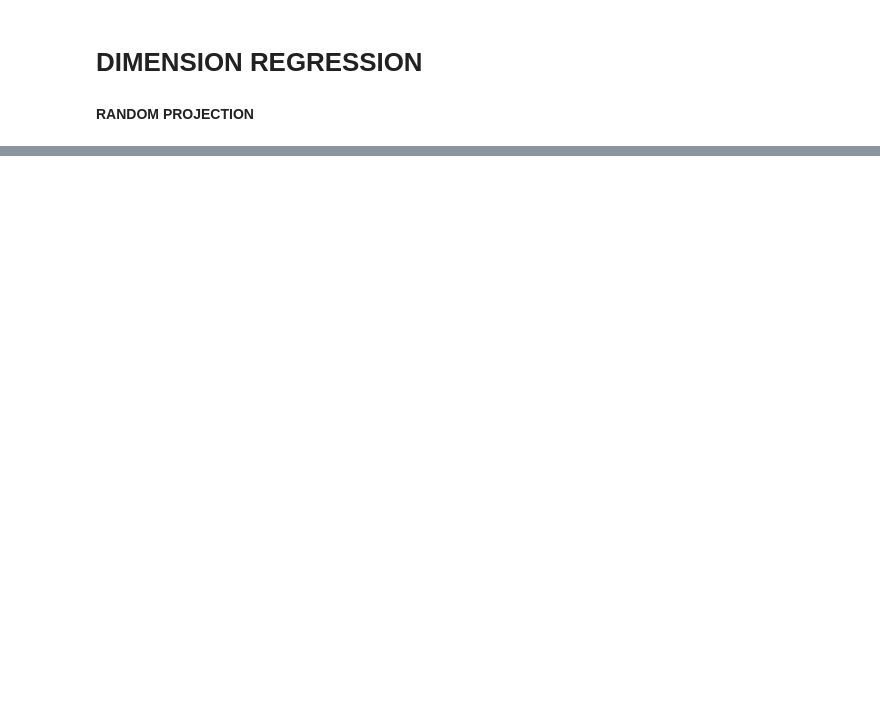
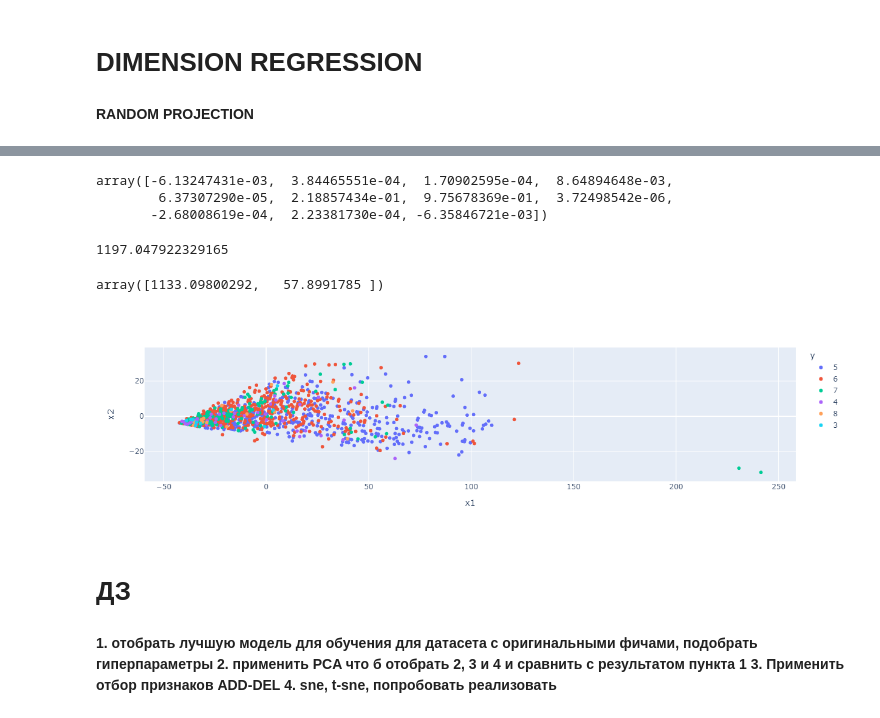
Before and after one commit to IvanZhar/data_lern, a Jupyter notebook: Feature_selection.ipynb, the cells around one changed output, grey strips where cells are left out. Cells and saved outputs as stored; diff of their text form; code cells hidden in the pictures; blank space fills up the shorter version.

```diff
--- a/Feature_selection.ipynb
+++ b/Feature_selection.ipynb
@@ -81,3 +84,6 @@ array([0.0313994 , 0.14013838, 0.03025256, 0.0360638 , 0.01256444,
 # **DIMENSION REGRESSION**
 # %% [markdown]
 **RANDOM PROJECTION**
+# %%
+pca = PCA(n_components=2)
+pca.fit(wine_df.loc[:, ~wine_df.columns.isin(['quality'])])
@@ -83,0 +100,35 @@ array([0.0313994 , 0.14013838, 0.03025256, 0.0360638 , 0.01256444,
+# %%
+pca.components_[0]
+# %% [output]
+array([-6.13247431e-03,  3.84465551e-04,  1.70902595e-04,  8.64894648e-03,
+        6.37307290e-05,  2.18857434e-01,  9.75678369e-01,  3.72498542e-06,
+       -2.68008619e-04,  2.23381730e-04, -6.35846721e-03])
+# %%
+d_sum = 0
+for i in wine_df.columns:
+    if i != 'quality':
+        d_sum += np.std(wine_df[i]) ** 2
+print(d_sum)
+# %% [output]
+1197.047922329165
+# %%
+new_features = pd.DataFrame(pca.transform(wine_df.loc[:, ~wine_df.columns.isin(['quality'])]))
+np.std(new_features.values, axis=0) ** 2
+# %% [output]
+array([1133.09800292,   57.8991785 ])
+# %%
+plot_data = pd.concat((new_features, wine_df['quality'].astype('str')), axis=1)
+# %%
+plot_data.columns = ['x1', 'x2', 'y']
+# %%
+fig = px.scatter(data_frame=plot_data, x='x1', y='x2', color='y')
+fig.show()
+# %% [output]
+[figure, added]
+# %% [markdown]
+# **ДЗ**
+# %% [markdown]
+**1. отобрать лучшую модель для обучения для датасета с оригинальными фичами, подобрать гиперпараметры**
+**2. применить PCA что б отобрать 2, 3 и 4 и сравнить с результатом пункта 1**
+**3. Применить отбор признаков ADD-DEL**
+**4. sne, t-sne, попробовать реализовать**
```
Also changed, not shown: parts of 5 cells of this notebook, 2 other files.
